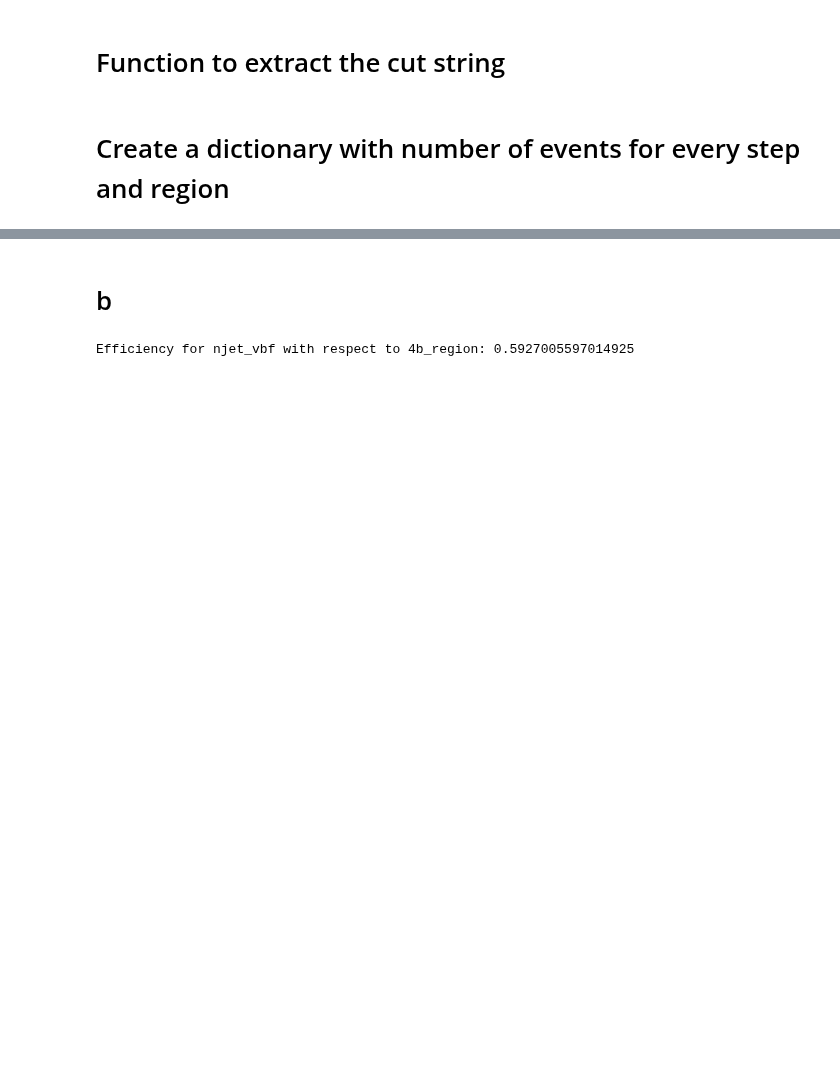
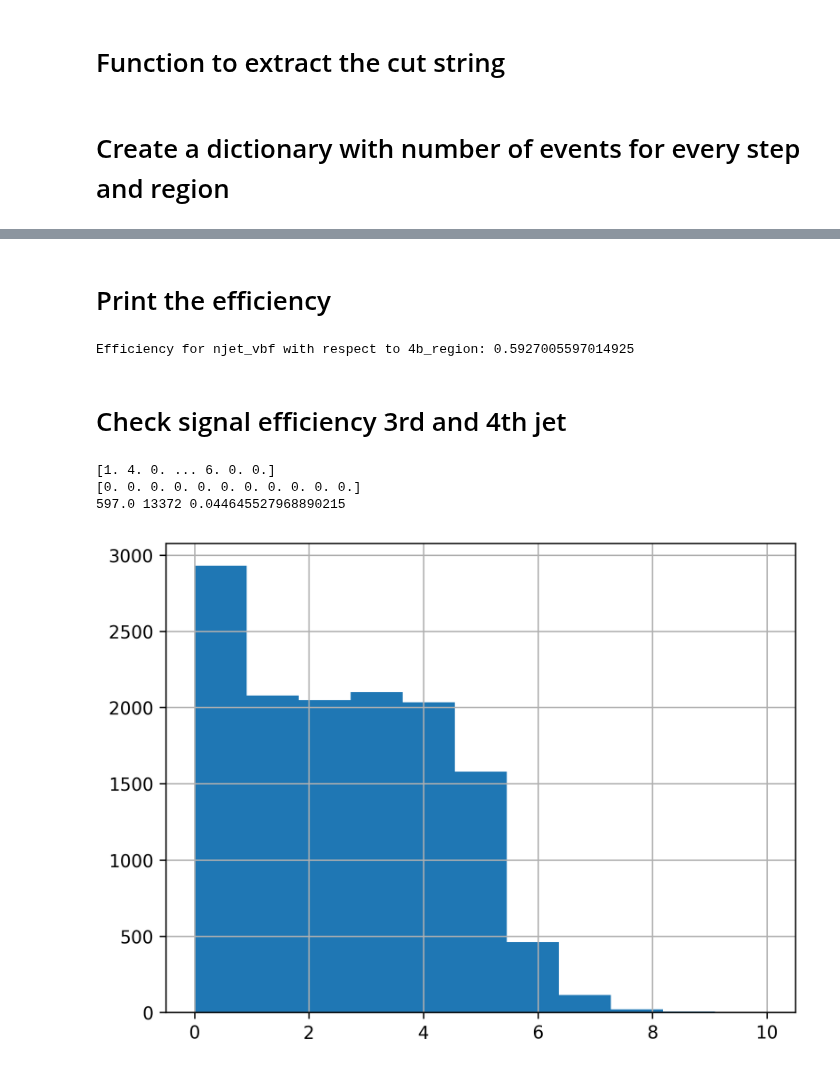
Before and after one commit to PocketCoffea/AnalysisConfigs, a Jupyter notebook: notebooks/VBFtight_cuts_efficiency.ipynb, the cells around one changed output, grey strips where cells are left out. Drawn from its saved outputs; the diff is of its cells as text; code cells hidden in the pictures; blank space fills up the shorter version.

```diff
--- a/notebooks/VBFtight_cuts_efficiency.ipynb
+++ b/notebooks/VBFtight_cuts_efficiency.ipynb
@@ -58,5 +45,5 @@ presel
-# %% [markdown]
-# b
+# %% [markdown]
+# Print the efficiency
 # %%
 cuts_list = list(cuts_dict)
 
@@ -64,3 +51,30 @@ for i in range(4, len(cuts_list)):
     print(f"Efficiency for {cuts_list[i]} with respect to 4b_region: {cuts_dict[cuts_list[i]] / cuts_dict['4b_region']}")
 # %% [output]
 Efficiency for njet_vbf with respect to 4b_region: 0.5927005597014925
+# %% [markdown]
+# Check signal efficiency 3rd and 4th jet
+# %%
+sample=list(o["columns"].keys())[0]
+dataset=list(o["columns"][sample].keys())[0]
+col={}
+for i in range(len(o["columns"][sample][dataset].keys())):
+    category = list(o["columns"][sample][dataset].keys())[i]
+    col[list(o["columns"][sample][dataset].keys())[i]] = o["columns"][sample][dataset][category]
+# %%
+index = col["4b_region"]["JetGoodVBF_matched_index"].value
+print(index)
+tot = np.zeros(11)
+print(tot)
+for i in range(len(index)):
+    tot[int(index[i])]+=1
+# for i in range(len(tot)):
+    # print(tot[i]/len(index))
+print(np.sum(tot[6:]),len(index), np.sum(tot[6:])/len(index))
+plt.hist(index, 11)
+plt.grid()
+plt.show()
+# %% [output]
+[1. 4. 0. ... 6. 0. 0.]
+[0. 0. 0. 0. 0. 0. 0. 0. 0. 0. 0.]
+597.0 13372 0.044645527968890215
+[figure, added]
```
Also changed, not shown: parts of 1 cell of this notebook, 1 other file.
